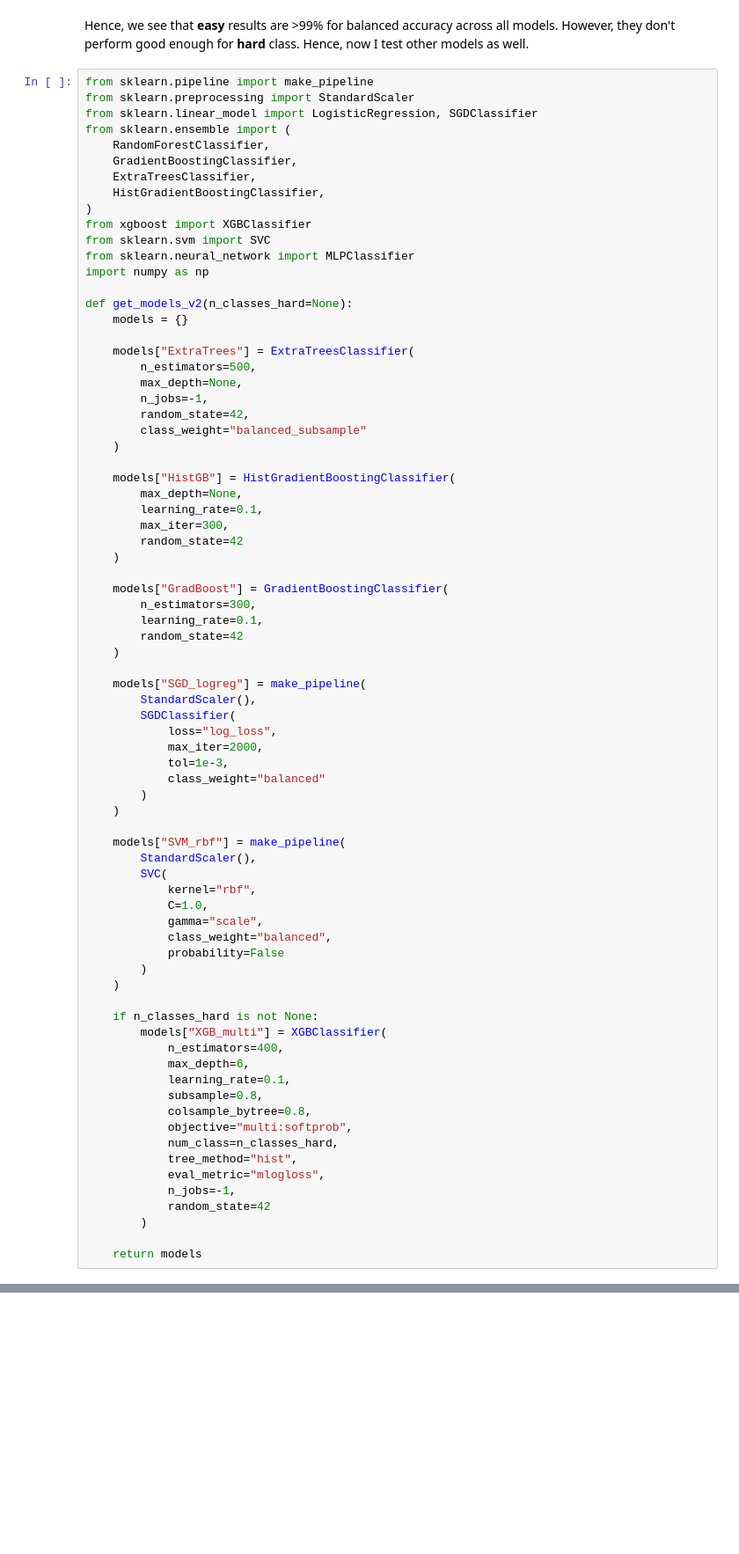
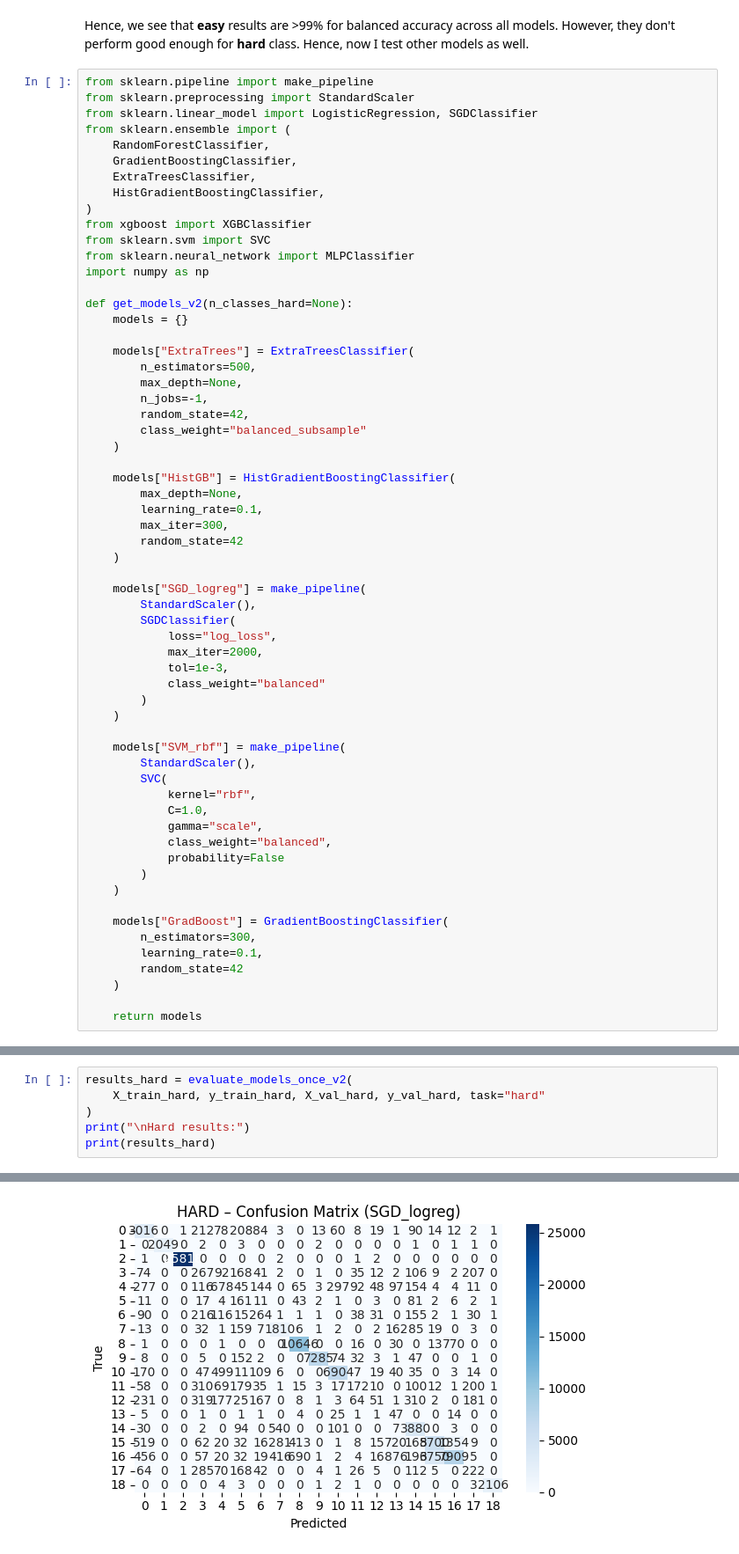
Before and after one commit to noise-course/course-project-rajatkha-maroon, a Jupyter notebook: final/main.ipynb, the cells around one changed output, grey strips where cells are left out. Shown: that part at 88% size. Drawn from its saved outputs; the diff is of its cells as text; blank space fills up the shorter version.

```diff
--- a/final/main.ipynb
+++ b/final/main.ipynb
@@ -634,12 +634,6 @@ def get_models_v2(n_classes_hard=None):
         random_state=42
     )
 
-    models["GradBoost"] = GradientBoostingClassifier(
-        n_estimators=300,
-        learning_rate=0.1,
-        random_state=42
-    )
-
     models["SGD_logreg"] = make_pipeline(
         StandardScaler(),
         SGDClassifier(
@@ -661,20 +655,11 @@ def get_models_v2(n_classes_hard=None):
         )
     )
 
-    if n_classes_hard is not None:
-        models["XGB_multi"] = XGBClassifier(
-            n_estimators=400,
-            max_depth=6,
-            learning_rate=0.1,
-            subsample=0.8,
-            colsample_bytree=0.8,
-            objective="multi:softprob",
-            num_class=n_classes_hard,
-            tree_method="hist",
-            eval_metric="mlogloss",
-            n_jobs=-1,
-            random_state=42
-        )
+    models["GradBoost"] = GradientBoostingClassifier(
+        n_estimators=300,
+        learning_rate=0.1,
+        random_state=42
+    )
 
     return models
 # %%
@@ -741,0 +712,7 @@ KeyboardInterrupt:
+# %%
+results_hard = evaluate_models_once_v2(
+    X_train_hard, y_train_hard, X_val_hard, y_val_hard, task="hard"
+)
+print("\nHard results:")
+print(results_hard)
+# %% [output]
@@ -741,0 +727 @@ KeyboardInterrupt:
+[figure, added]
```
Also changed, not shown: parts of 9 cells of this notebook.
